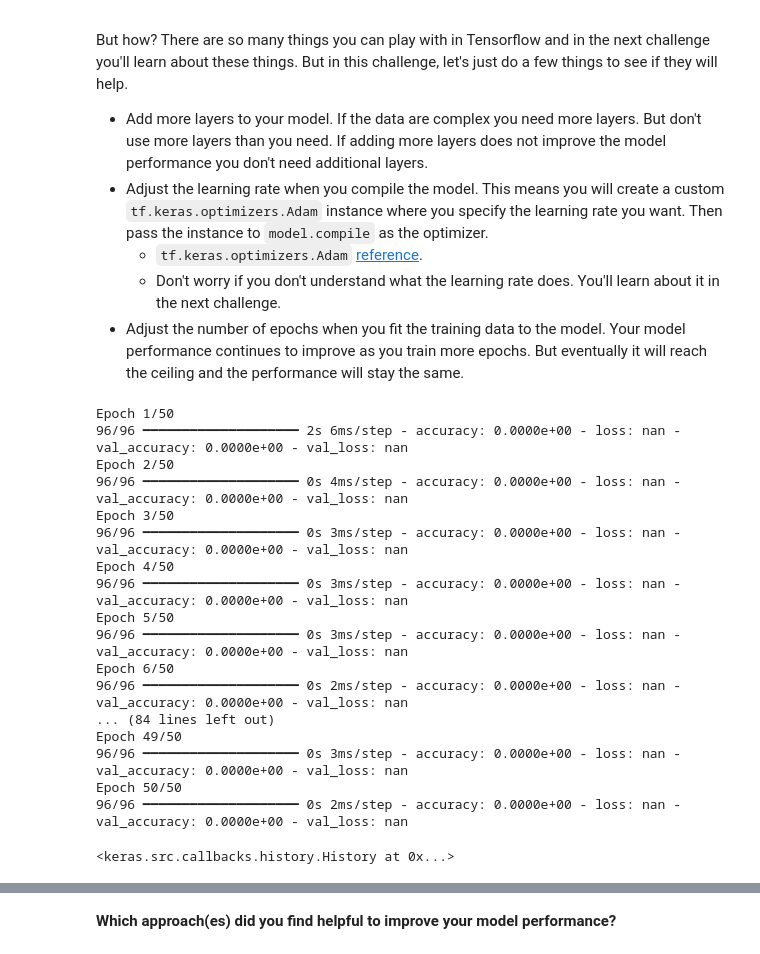
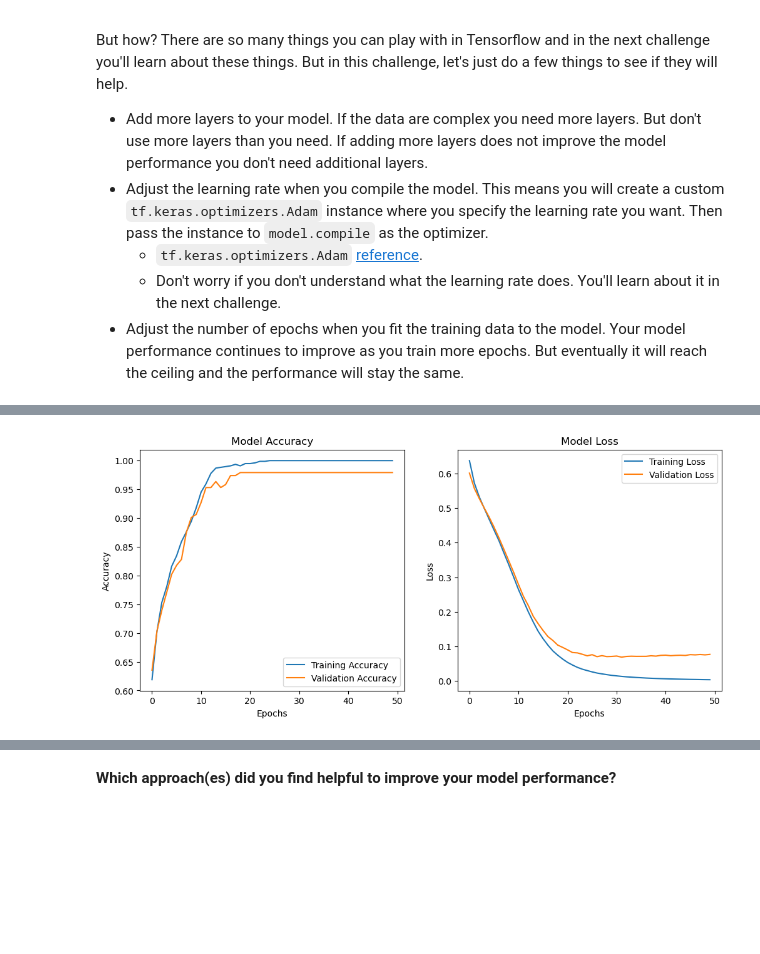
Before and after one commit to RanBag/lab-neural-networks, a Jupyter notebook: your-code/challenge-1.ipynb, the cells around one changed output, grey strips where cells are left out. Drawn from its saved outputs; the diff is of its cells as text; code cells hidden in the pictures; blank space fills up the shorter version.

```diff
--- a/your-code/challenge-1.ipynb
+++ b/your-code/challenge-1.ipynb
@@ -272,28 +272,52 @@ But how? There are so many things you can play with in Tensorflow and in the nex
     * `tf.keras.optimizers.Adam` [reference](https://www.tensorflow.org/api_docs/python/tf/keras/optimizers/Adam).
     * Don't worry if you don't understand what the learning rate does. You'll learn about it in the next challenge.
 * Adjust the number of epochs when you fit the training data to the model. Your model performance continues to improve as you train more epochs. But eventually it will reach the ceiling and the performance will stay the same.
-# %%
- # Compile the model
-model.compile(optimizer='adam', loss='binary_crossentropy', metrics=['accuracy'])
-
-# Train the model
-model.fit(X_train, y_train, epochs=50, batch_size=8, validation_data=(X_test, y_test))
-# %% [output]
-Epoch 1/50
-96/96 ━━━━━━━━━━━━━━━━━━━━ 2s 6ms/step - accuracy: 0.0000e+00 - loss: nan - val_accuracy: 0.0000e+00 - val_loss: nan
-Epoch 2/50
-96/96 ━━━━━━━━━━━━━━━━━━━━ 0s 4ms/step - accuracy: 0.0000e+00 - loss: nan - val_accuracy: 0.0000e+00 - val_loss: nan
-Epoch 3/50
-96/96 ━━━━━━━━━━━━━━━━━━━━ 0s 3ms/step - accuracy: 0.0000e+00 - loss: nan - val_accuracy: 0.0000e+00 - val_loss: nan
-Epoch 4/50
-96/96 ━━━━━━━━━━━━━━━━━━━━ 0s 3ms/step - accuracy: 0.0000e+00 - loss: nan - val_accuracy: 0.0000e+00 - val_loss: nan
-Epoch 5/50
-96/96 ━━━━━━━━━━━━━━━━━━━━ 0s 3ms/step - accuracy: 0.0000e+00 - loss: nan - val_accuracy: 0.0000e+00 - val_loss: nan
-Epoch 6/50
-96/96 ━━━━━━━━━━━━━━━━━━━━ 0s 2ms/step - accuracy: 0.0000e+00 - loss: nan - val_accuracy: 0.0000e+00 - val_loss: nan
-... (84 lines left out)
-Epoch 49/50
-96/96 ━━━━━━━━━━━━━━━━━━━━ 0s 3ms/step - accuracy: 0.0000e+00 - loss: nan - val_accuracy: 0.0000e+00 - val_loss: nan
-Epoch 50/50
-96/96 ━━━━━━━━━━━━━━━━━━━━ 0s 2ms/step - accuracy: 0.0000e+00 - loss: nan - val_accuracy: 0.0000e+00 - val_loss: nan
-<keras.src.callbacks.history.History at 0x...>
+# %%
+from tensorflow import keras
+import matplotlib.pyplot as plt
+from sklearn.model_selection import train_test_split
+
+# Step 1: Split data into training and test sets
+X_train, X_test, y_train, y_test = train_test_split(X_scaled, y, test_size=0.2, random_state=42)
+
+# Step 2: Build the neural network model
+model = keras.Sequential([
+    keras.layers.Dense(64, activation='relu', input_shape=(X_train.shape[1],)),  # Input layer
+    keras.layers.Dense(32, activation='relu'),  # Hidden layer
+    keras.layers.Dense(1, activation='sigmoid')  # Output layer (sigmoid for binary classification)
+])
+
+# Step 3: Compile the model with a custom learning rate
+optimizer = keras.optimizers.Adam(learning_rate=0.001)  # Adjustable learning rate
+model.compile(optimizer=optimizer, loss='binary_crossentropy', metrics=['accuracy'])
+
+# Step 4: Train the model
+history = model.fit(X_train, y_train, epochs=50, validation_data=(X_test, y_test), verbose=1)
+
+# Step 5: Evaluate the model
+loss, accuracy = model.evaluate(X_test, y_test)
+print(f"Final Test Loss: {loss:.4f}, Test Accuracy: {accuracy:.4f}")
+
+# Step 6: Plot accuracy and loss
+plt.figure(figsize=(12, 5))
+
+# Accuracy Plot
+plt.subplot(1, 2, 1)
+plt.plot(history.history['accuracy'], label='Training Accuracy')
+plt.plot(history.history['val_accuracy'], label='Validation Accuracy')
+plt.xlabel('Epochs')
+plt.ylabel('Accuracy')
+plt.legend()
+plt.title('Model Accuracy')
+
+# Loss Plot
+plt.subplot(1, 2, 2)
+plt.plot(history.history['loss'], label='Training Loss')
+plt.plot(history.history['val_loss'], label='Validation Loss')
+plt.xlabel('Epochs')
+plt.ylabel('Loss')
+plt.legend()
+plt.title('Model Loss')
+
+plt.show()
+# %% [output]
@@ -299,0 +341 @@ Epoch 50/50
+[figure, added]
```
Also changed, not shown: parts of 13 cells of this notebook.
